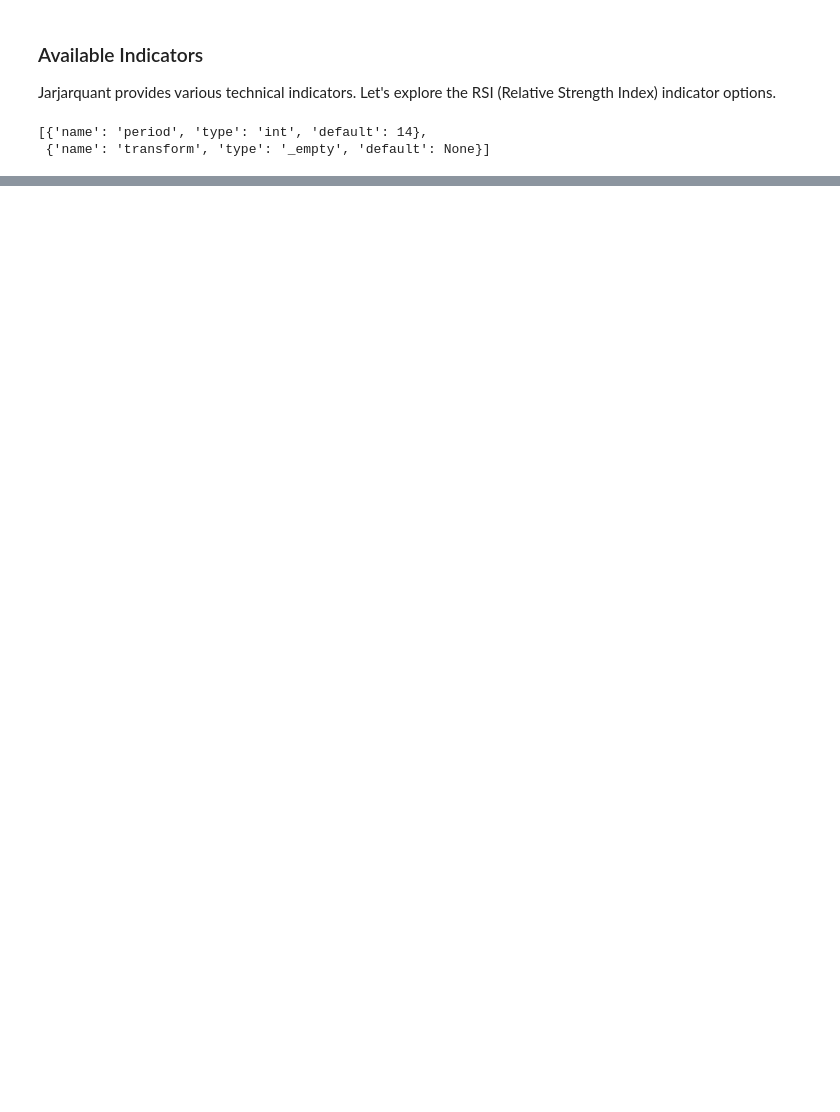
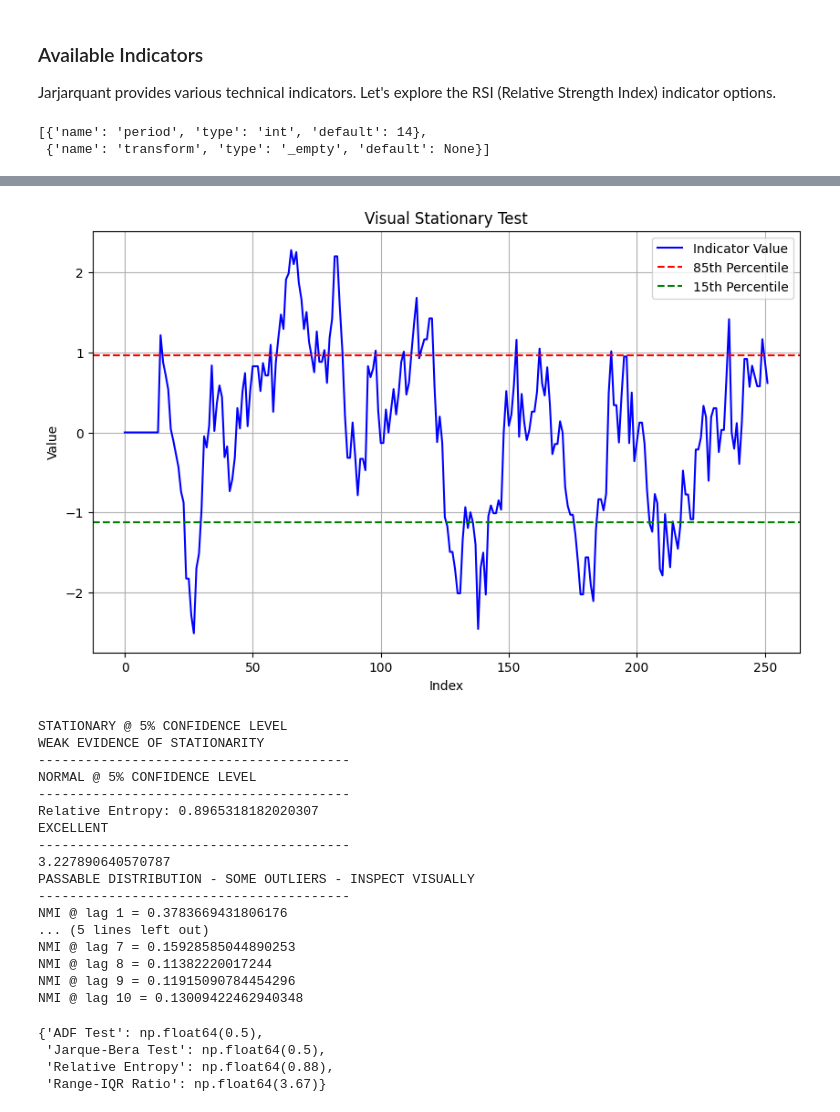
Before and after one commit to viksharma04/jarjarquant, a Jupyter notebook: notebooks/getting_started.ipynb, the cells around one changed output, grey strips where cells are left out. Saved outputs shown, nothing was run; the diff lists cells and outputs as text; code cells hidden in the pictures; blank space fills up the shorter version.

```diff
--- a/notebooks/getting_started.ipynb
+++ b/notebooks/getting_started.ipynb
@@ -52,0 +53,28 @@ jjq.df.head()
+# %%
+jjq.rsi(jjq.df).indicator_evaluation_report()
+# %% [output]
+[figure, added]
+STATIONARY @ 5% CONFIDENCE LEVEL
+WEAK EVIDENCE OF STATIONARITY
+----------------------------------------
+NORMAL @ 5% CONFIDENCE LEVEL
+----------------------------------------
+Relative Entropy: 0.8965318182020307
+EXCELLENT
+----------------------------------------
+3.227890640570787
+PASSABLE DISTRIBUTION - SOME OUTLIERS - INSPECT VISUALLY
+----------------------------------------
+NMI @ lag 1 = 0.3783669431806176
+... (5 lines left out)
+NMI @ lag 7 = 0.15928585044890253
+NMI @ lag 8 = 0.11382220017244
+NMI @ lag 9 = 0.11915090784454296
+NMI @ lag 10 = 0.13009422462940348
+# %%
+jjq.feature_evaluator.parallel_indicator_distribution_study(jjq.rsi)
+# %% [output]
+{'ADF Test': np.float64(0.5),
+ 'Jarque-Bera Test': np.float64(0.5),
+ 'Relative Entropy': np.float64(0.88),
+ 'Range-IQR Ratio': np.float64(3.67)}
```
Also changed, not shown: parts of 2 cells of this notebook.
